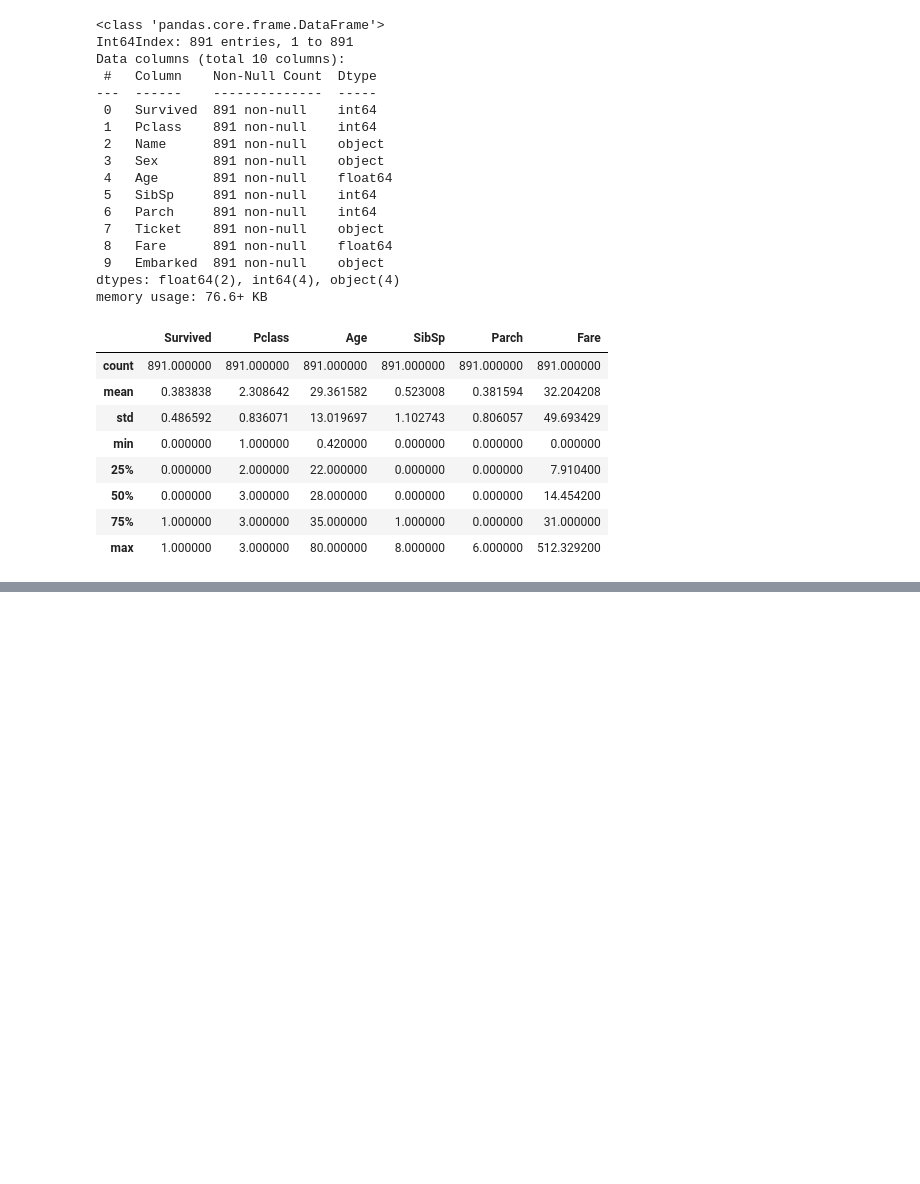
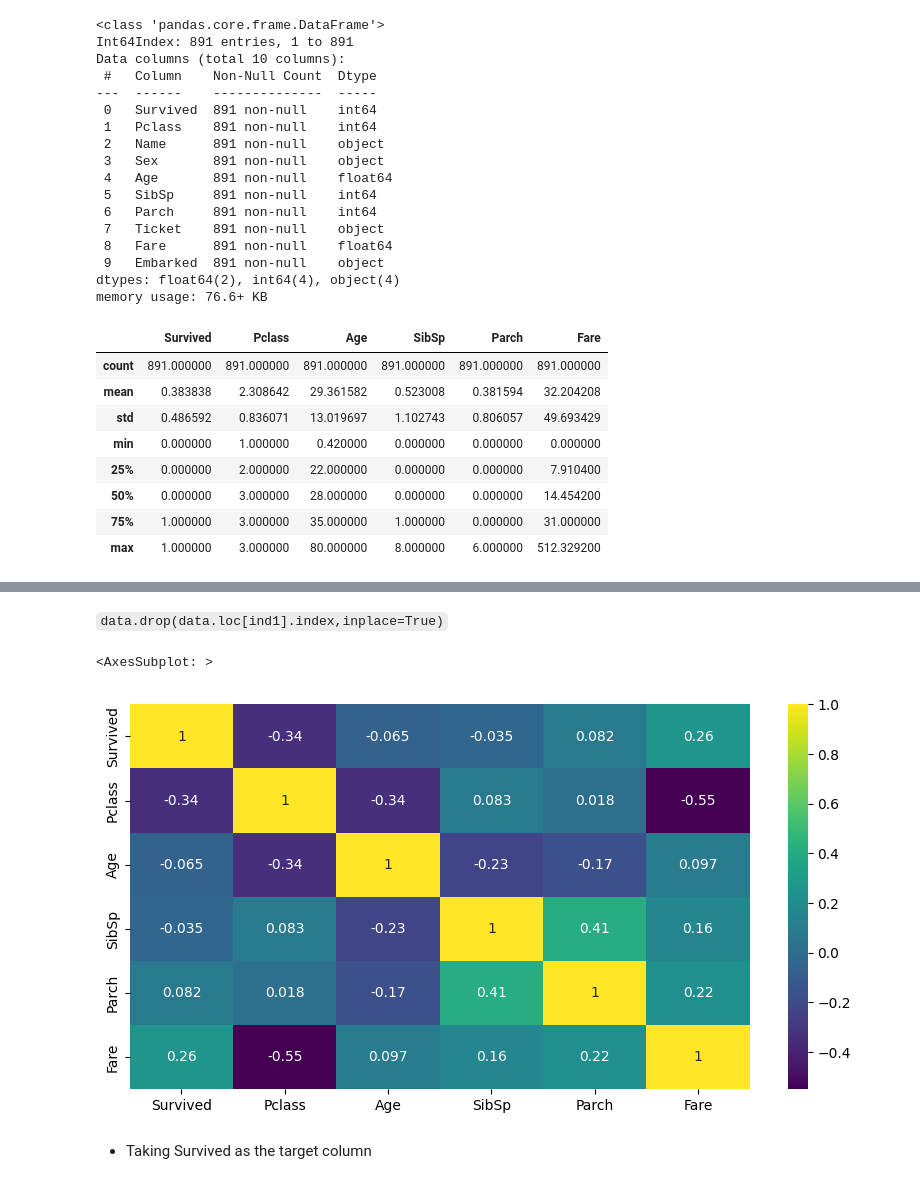
Before and after one commit to aravindsouth/dsa-assignment6, a Jupyter notebook: aravind_dsa_assig_6.ipynb, the cells around one changed output, grey strips where cells are left out. Saved outputs shown, nothing was run; the diff lists cells and outputs as text; code cells hidden in the pictures; blank space fills up the shorter version.

```diff
--- a/aravind_dsa_assig_6.ipynb
+++ b/aravind_dsa_assig_6.ipynb
@@ -207,0 +343,12 @@ data.describe()
+# %% [markdown]
+`data.drop(data.loc[ind1].index,inplace=True)`
+# %%
+#Heatmap to find correlation
+cor=data.corr()
+plt.figure(figsize=(10,5))
+sns.heatmap(cor,annot=True,cmap='viridis')
+# %% [output]
+<AxesSubplot: >
+[figure, added]
+# %% [markdown]
+- Taking Survived as the target column
```
Also changed, not shown: parts of 64 cells of this notebook.
